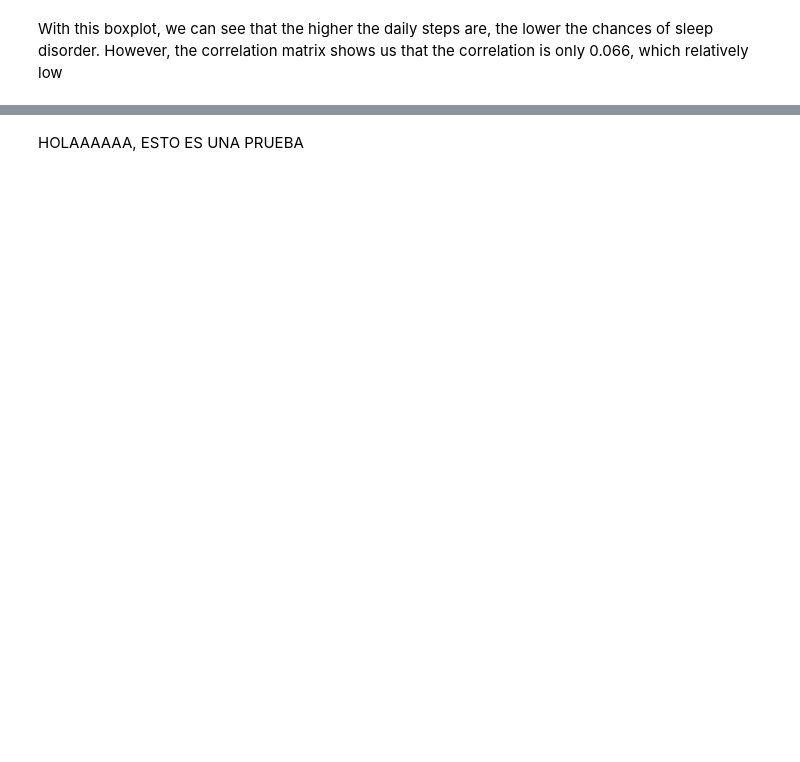
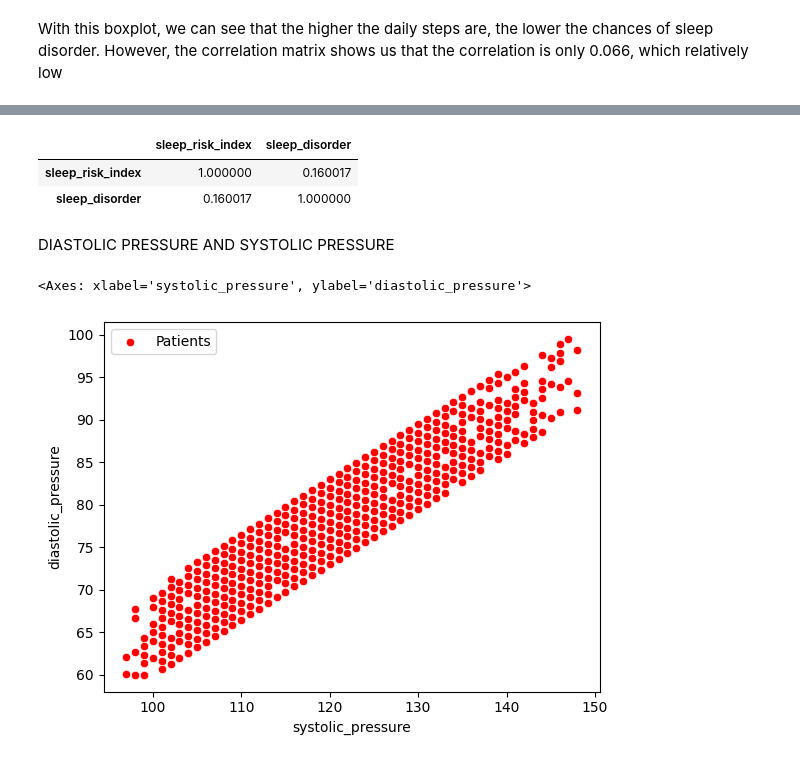
Before and after one commit to AleSSandroArij/BUSSINES-ANALYTICS, a Jupyter notebook: The_Importance_of_Sleep_for_Health.ipynb, the cells around one changed output, grey strips where cells are left out. Cells and saved outputs as stored; diff of their text form; code cells hidden in the pictures; blank space fills up the shorter version.

```diff
--- a/The_Importance_of_Sleep_for_Health.ipynb
+++ b/The_Importance_of_Sleep_for_Health.ipynb
@@ -336,2 +729,6 @@ With this boxplot, we can see that the higher the daily steps are, the lower the
 # %%
-## pd.concat([risk_components['sleep_risk_index'], df['sleep_disorder']],axis=1).corr()
+pd.concat([risk_components['sleep_risk_index'], df['sleep_disorder']],axis=1).corr()
+# %% [output]
+|  | sleep_risk_index | sleep_disorder |
+| sleep_risk_index | 1.000000 | 0.160017 |
+| sleep_disorder | 0.160017 | 1.000000 |
@@ -340,2 +735,7 @@ With this boxplot, we can see that the higher the daily steps are, the lower the
-# %% [markdown]
-HOLAAAAAA, ESTO ES UNA PRUEBA
+# %% [markdown]
+DIASTOLIC PRESSURE AND SYSTOLIC PRESSURE
+# %%
+sns.scatterplot(data = df, x = 'systolic_pressure', y = 'diastolic_pressure', color = 'red', label = 'Patients')
+# %% [output]
+<Axes: xlabel='systolic_pressure', ylabel='diastolic_pressure'>
+[figure, added]
```
Also changed, not shown: parts of 88 cells of this notebook.
